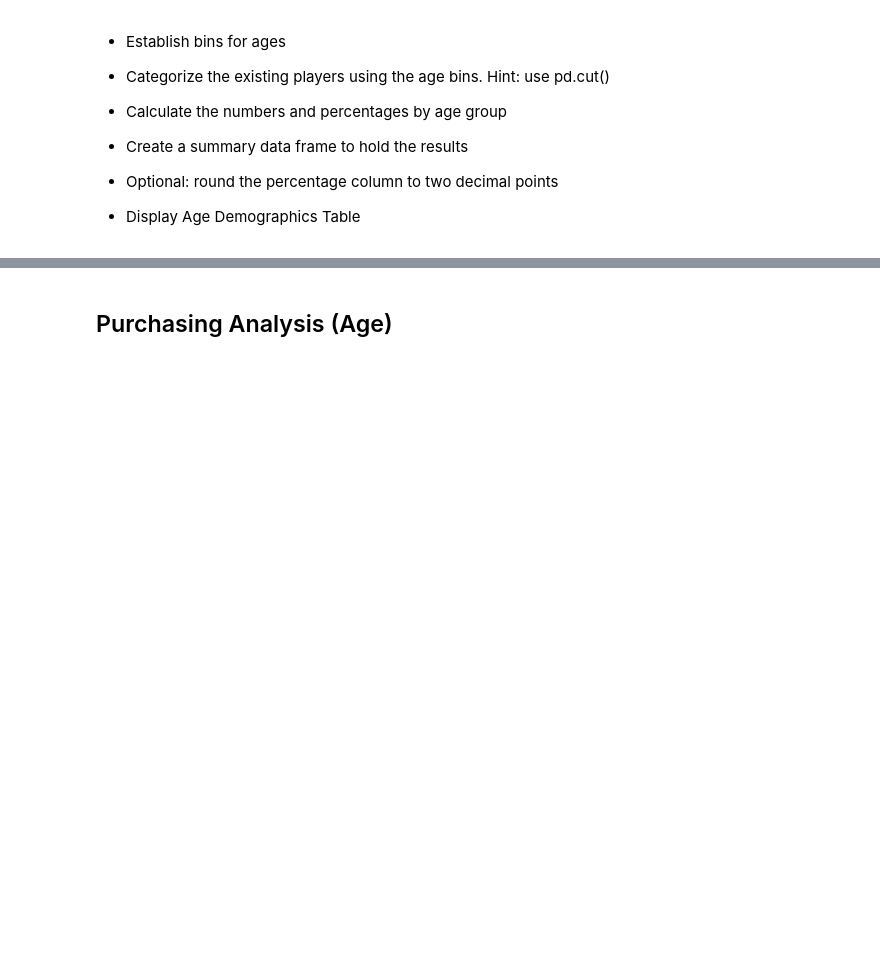
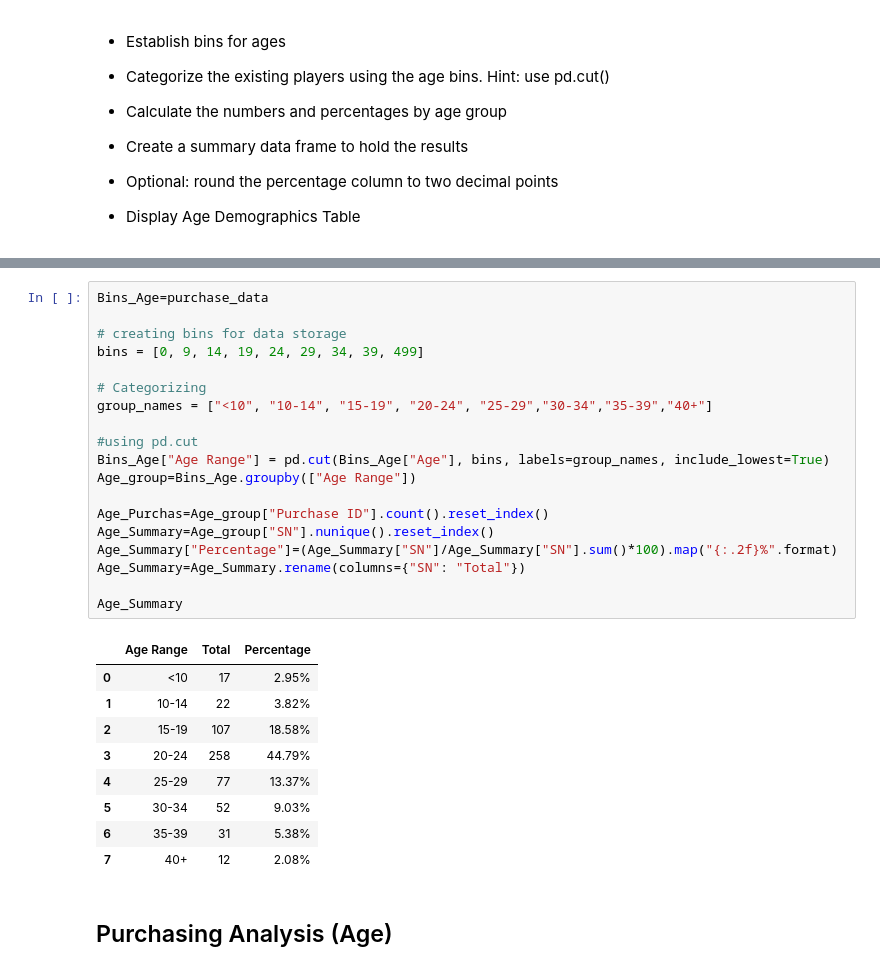
Before and after one commit to kumar084/pandas-challenge, a Jupyter notebook: HeroesofPymoli/HeroesOfPymoli_starter-checkpoint.ipynb, the cells around one changed output, grey strips where cells are left out. Saved outputs shown, nothing was run; the diff lists cells and outputs as text; blank space fills up the shorter version.

```diff
--- a/HeroesofPymoli/HeroesOfPymoli_starter-checkpoint.ipynb
+++ b/HeroesofPymoli/HeroesOfPymoli_starter-checkpoint.ipynb
@@ -144,3 +150,32 @@ Gender_Demographics
+# %%
+Bins_Age=purchase_data
+
+# creating bins for data storage
+bins = [0, 9, 14, 19, 24, 29, 34, 39, 499]
+
+# Categorizing
+group_names = ["<10", "10-14", "15-19", "20-24", "25-29","30-34","35-39","40+"]
+
+#using pd.cut
+Bins_Age["Age Range"] = pd.cut(Bins_Age["Age"], bins, labels=group_names, include_lowest=True)
+Age_group=Bins_Age.groupby(["Age Range"])
+
+Age_Purchas=Age_group["Purchase ID"].count().reset_index()
+Age_Summary=Age_group["SN"].nunique().reset_index()
+Age_Summary["Percentage"]=(Age_Summary["SN"]/Age_Summary["SN"].sum()*100).map("{:.2f}%".format)
+Age_Summary=Age_Summary.rename(columns={"SN": "Total"})
+
+Age_Summary
+# %% [output]
+|  | Age Range | Total | Percentage |
+| 0 | <10 | 17 | 2.95% |
+| 1 | 10-14 | 22 | 3.82% |
+| 2 | 15-19 | 107 | 18.58% |
+| 3 | 20-24 | 258 | 44.79% |
+| 4 | 25-29 | 77 | 13.37% |
+| 5 | 30-34 | 52 | 9.03% |
+| 6 | 35-39 | 31 | 5.38% |
+| 7 | 40+ | 12 | 2.08% |
 # %% [markdown]
 ## Purchasing Analysis (Age)
 # %% [markdown]
```
Also changed, not shown: parts of 4 cells of this notebook.
